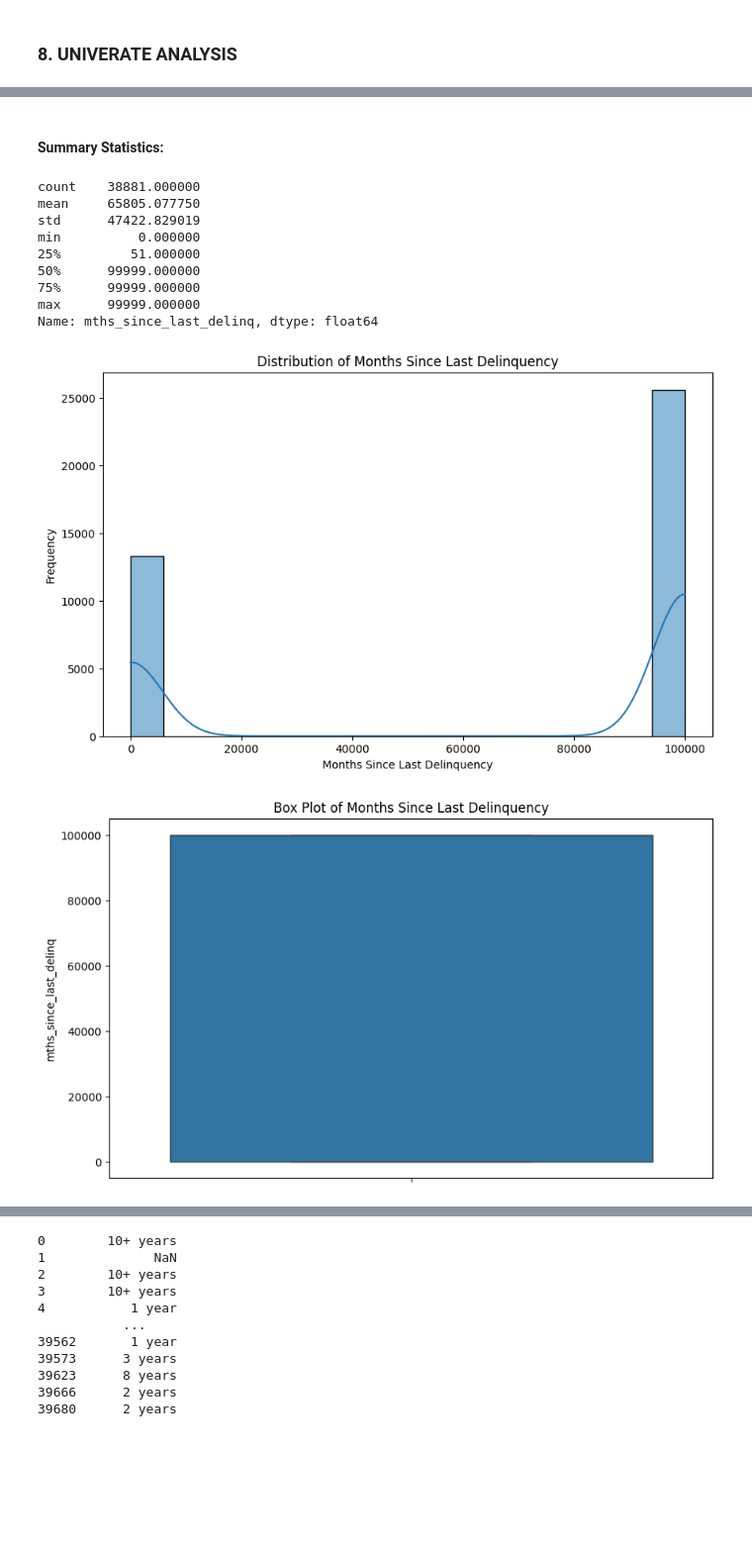
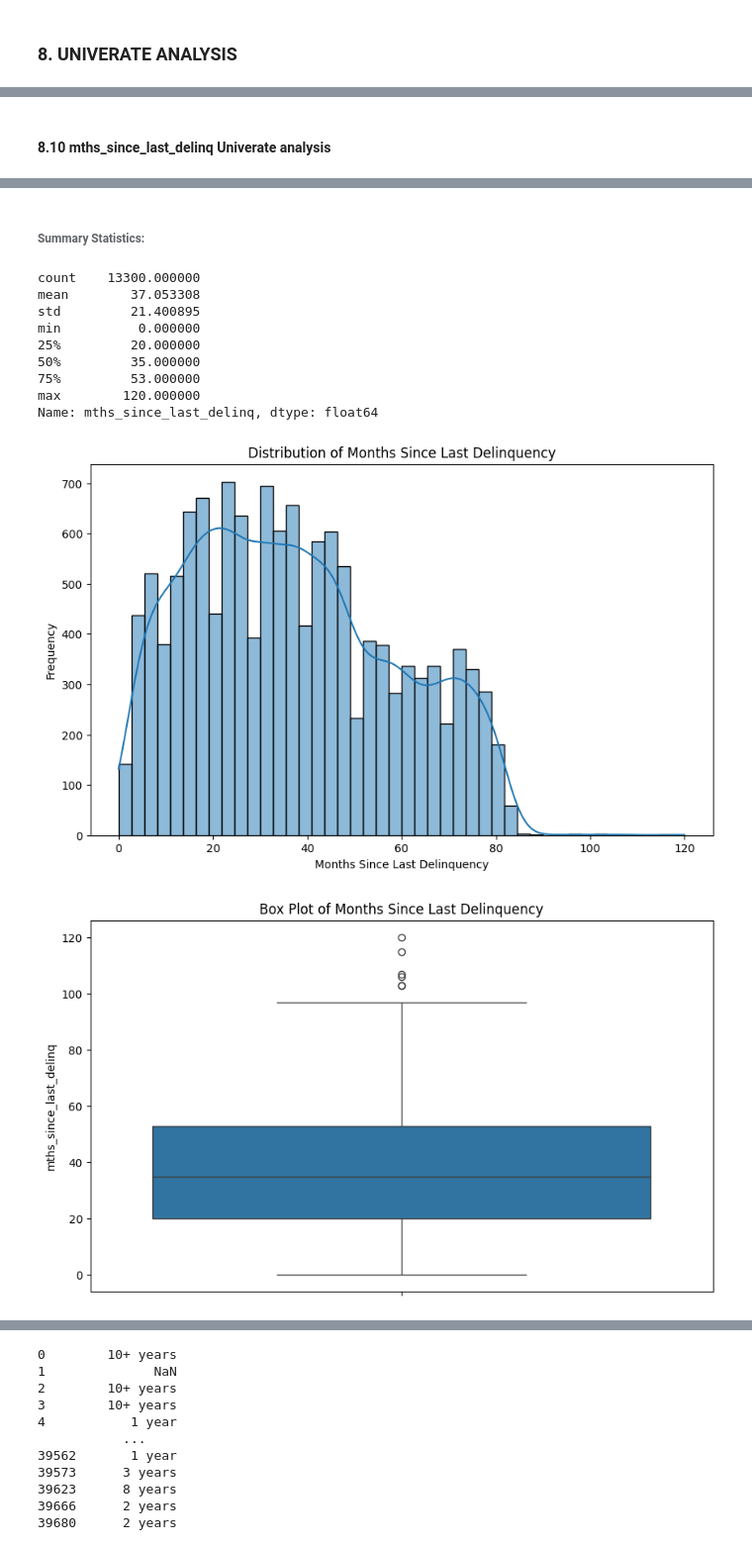
Before and after one commit to sachinbehl/LendingClubCaseStudy, a Jupyter notebook: LendingClubCaseStudy.ipynb, the cells around one changed output, grey strips where cells are left out. Shown at 99% size. Cells and saved outputs as stored; diff of their text form; code cells hidden in the pictures; blank space fills up the shorter version.

```diff
--- a/LendingClubCaseStudy.ipynb
+++ b/LendingClubCaseStudy.ipynb
@@ -342,8 +380,3 @@ next_pymnt_d               38577
 last_credit_pull_d             2
 pub_rec_bankruptcies         697
 dtype: int64
-# %%
-# Imputing missing values in 'months_since_last_delinquency', 'mths_since_last_record' with a large number, based on the assumption that missing data indicates no delinquency or public record has occurred.
-# This approach allows for analysis by treating the missing data as an indication that the event never happened, enabling relationships with other variables to be explored.
-lendingCaseStudyDataFrameCleanedWithTypesCorrected['mths_since_last_delinq'] = lendingCaseStudyDataFrameCleanedWithTypesCorrected['mths_since_last_delinq'].fillna(99999)
-lendingCaseStudyDataFrameCleanedWithTypesCorrected['mths_since_last_record'] = lendingCaseStudyDataFrameCleanedWithTypesCorrected['mths_since_last_record'].fillna(99999)
@@ -1085,42 +1118,44 @@ Summary Analysis of inq_last_6mths:
+# %% [markdown]
+#### 8.10 mths_since_last_delinq Univerate analysis
 # %%
 
 
 # Analysis for 'mths_since_last_delinq'
-display(HTML(f"<h3>Analysis for mths_since_last_delinq</h3>"))
+display(HTML(f"<h6>Analysis for mths_since_last_delinq</h3>"))
 
 # Summary statistics
-display(HTML(f"<h4>Summary Statistics:</h4>"))
+display(HTML(f"<h6>Summary Statistics:</h4>"))
 summary_stats = lendingCaseStudyDataFrameCleanedWithTypesCorrected['mths_since_last_delinq'].describe()
 display(summary_stats)
 
 # Histogram and KDE (Kernel Density Estimate)
 plt.figure(figsize=(10, 6))
 sns.histplot(lendingCaseStudyDataFrameCleanedWithTypesCorrected['mths_since_last_delinq'], kde=True)
 plt.title('Distribution of Months Since Last Delinquency')
 plt.xlabel('Months Since Last Delinquency')
 plt.ylabel('Frequency')
 plt.show()
 
 # Box plot to identify outliers
 plt.figure(figsize=(10, 6))
 sns.boxplot(y=lendingCaseStudyDataFrameCleanedWithTypesCorrected['mths_since_last_delinq'])
 plt.title('Box Plot of Months Since Last Delinquency')
 plt.show()
 
 # Separator
 display(HTML("<hr>"))
 # %% [output]
 Analysis for mths_since_last_delinq
 Summary Statistics:
-count    38881.000000
-mean     65805.077750
-std      47422.829019
+count    13300.000000
+mean        37.053308
+std         21.400895
 min          0.000000
-25%         51.000000
-50%      99999.000000
-75%      99999.000000
-max      99999.000000
+25%         20.000000
+50%         35.000000
+75%         53.000000
+max        120.000000
 Name: mths_since_last_delinq, dtype: float64
-[figure, old version]
+[figure, new version]
-[figure, old version]
+[figure, new version]
 [interactive output not drawn]
```
Also changed, not shown: parts of 99 cells of this notebook.
